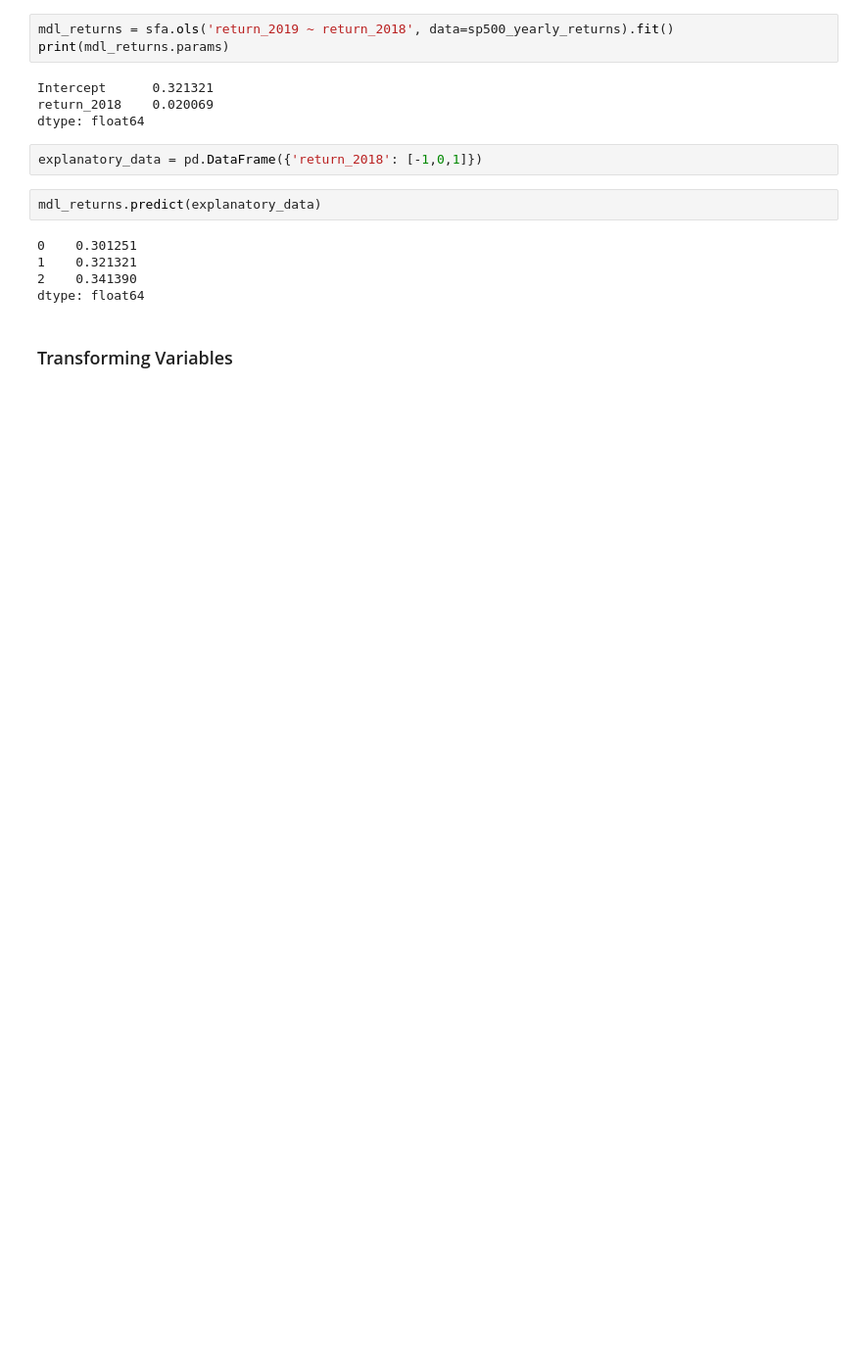
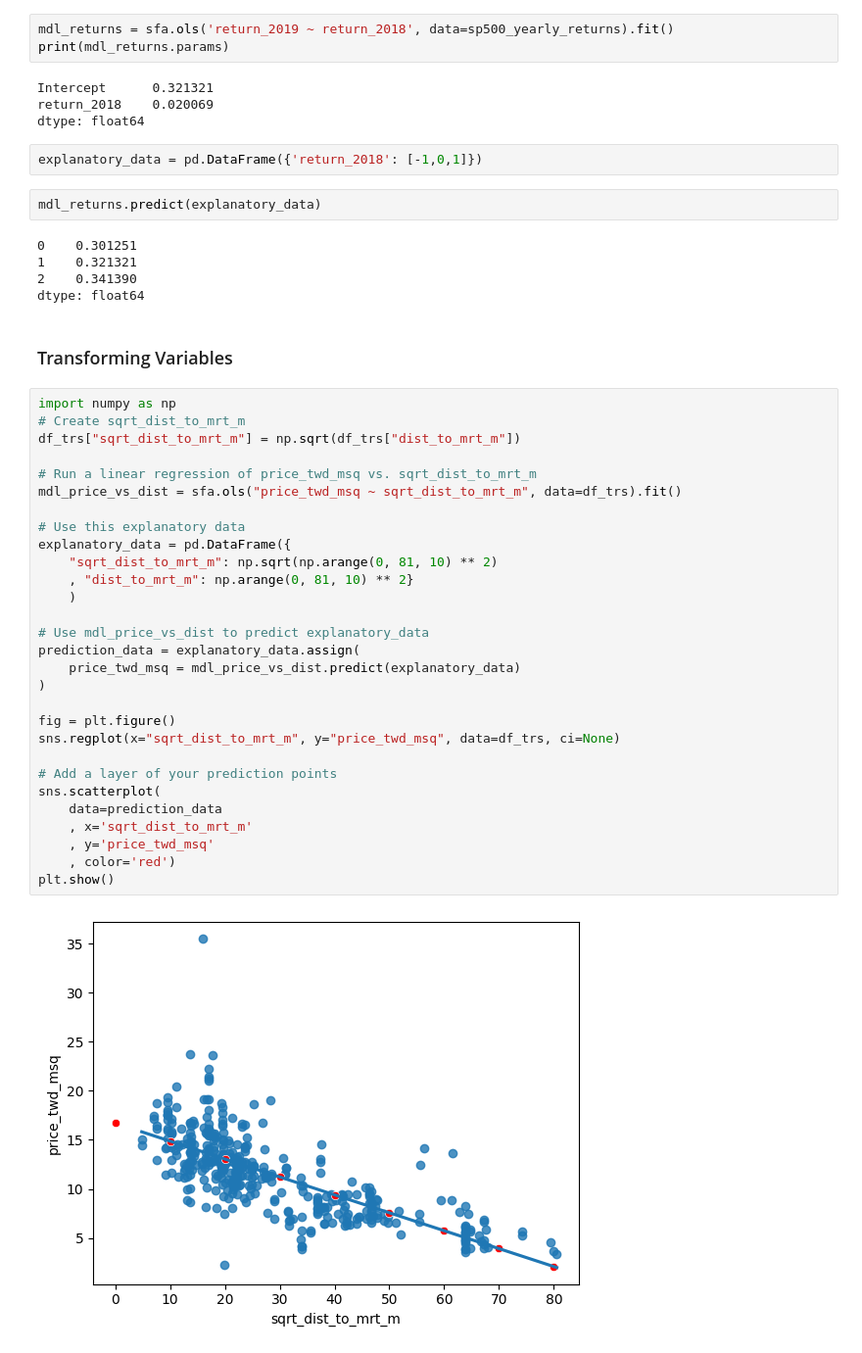
Before and after one commit to AnshuBantra/Python, a Jupyter notebook: Associate Data Scientist in Python/026 Introduction to Regression with statsmodels in Python/regression.ipynb, the cells around one changed output. Shown at 98% size. Saved outputs shown, nothing was run; the diff lists cells and outputs as text; blank space fills up the shorter version.

```diff
--- a/Associate Data Scientist in Python/026 Introduction to Regression with statsmodels in Python/regression.ipynb
+++ b/Associate Data Scientist in Python/026 Introduction to Regression with statsmodels in Python/regression.ipynb
@@ -348,3 +348,34 @@ mdl_returns.predict(explanatory_data)
 dtype: float64
 # %% [markdown]
 ### Transforming Variables
+# %%
+import numpy as np
+# Create sqrt_dist_to_mrt_m
+df_trs["sqrt_dist_to_mrt_m"] = np.sqrt(df_trs["dist_to_mrt_m"])
+
+# Run a linear regression of price_twd_msq vs. sqrt_dist_to_mrt_m
+mdl_price_vs_dist = sfa.ols("price_twd_msq ~ sqrt_dist_to_mrt_m", data=df_trs).fit()
+
+# Use this explanatory data
+explanatory_data = pd.DataFrame({
+    "sqrt_dist_to_mrt_m": np.sqrt(np.arange(0, 81, 10) ** 2)
+    , "dist_to_mrt_m": np.arange(0, 81, 10) ** 2}
+    )
+
+# Use mdl_price_vs_dist to predict explanatory_data
+prediction_data = explanatory_data.assign(
+    price_twd_msq = mdl_price_vs_dist.predict(explanatory_data)
+)
+
+fig = plt.figure()
+sns.regplot(x="sqrt_dist_to_mrt_m", y="price_twd_msq", data=df_trs, ci=None)
+
+# Add a layer of your prediction points
+sns.scatterplot(
+    data=prediction_data
+    , x='sqrt_dist_to_mrt_m'
+    , y='price_twd_msq'
+    , color='red')
+plt.show()
+# %% [output]
+[figure, added]
```
Also changed, not shown: parts of 14 cells of this notebook.
